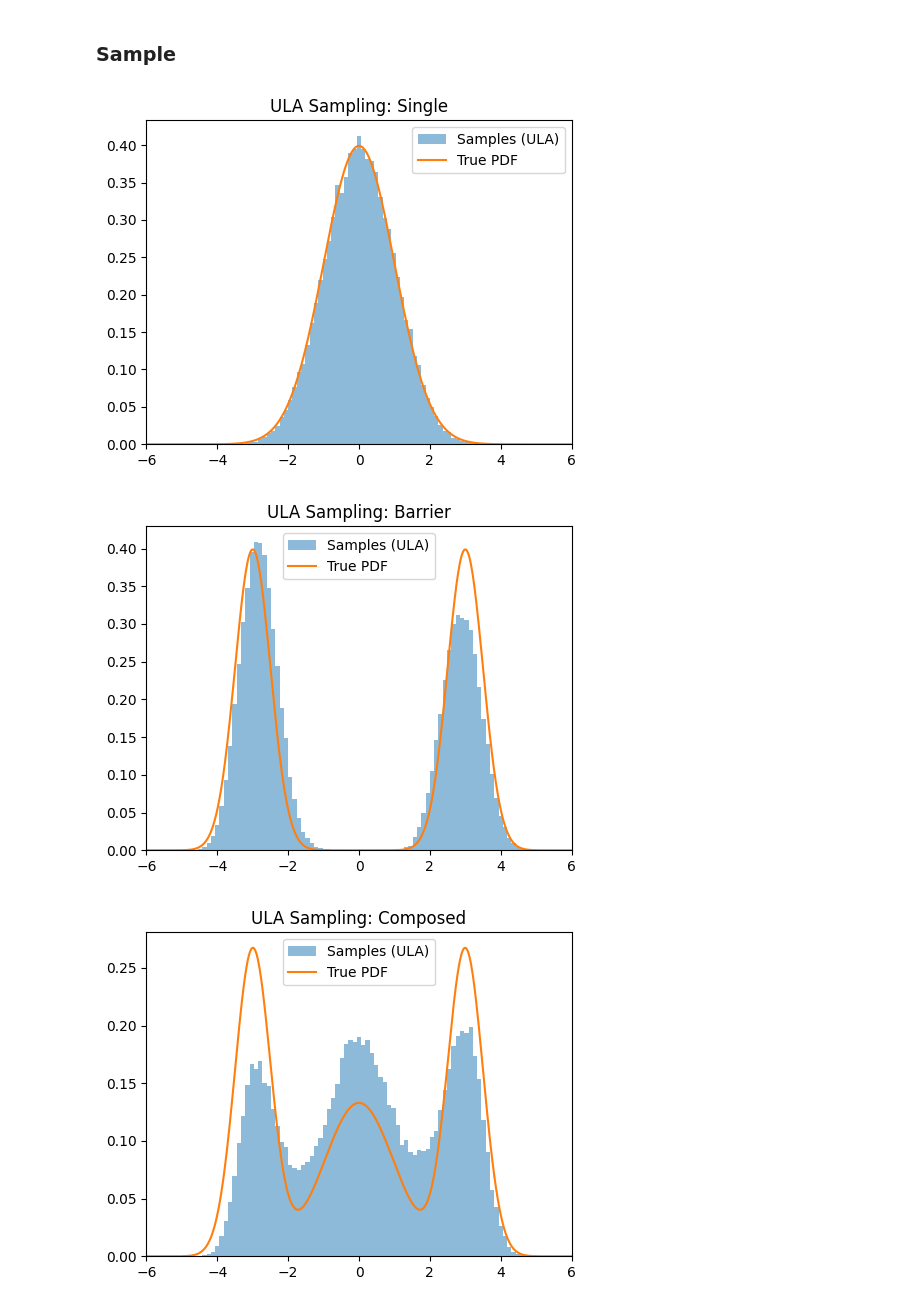
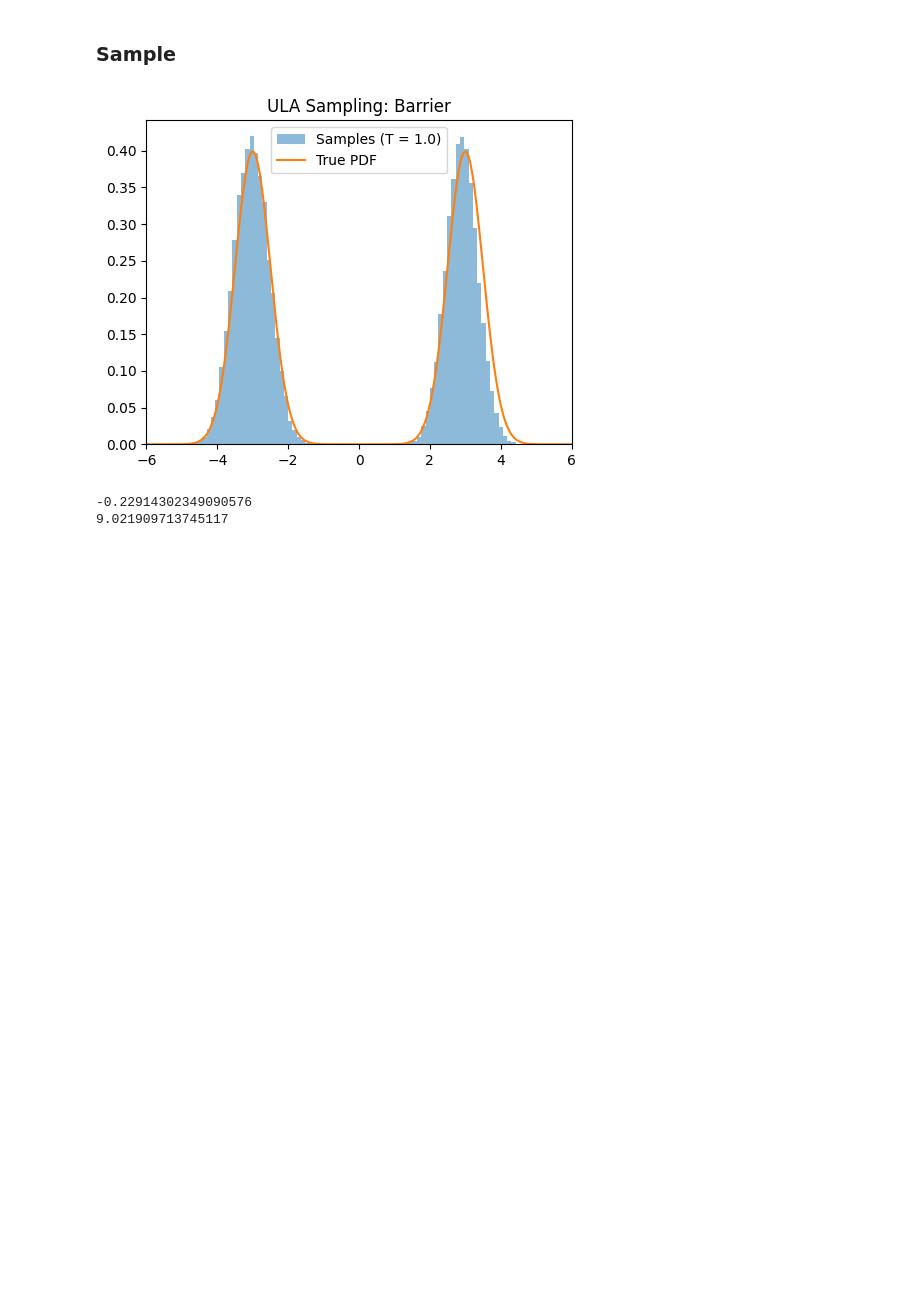
Before and after one commit to zoewus/parallel_tempering, a Jupyter notebook: tempered_energy.ipynb, the cells around one changed output. Cells and saved outputs as stored; diff of their text form; code cells hidden in the pictures; blank space fills up the shorter version.

```diff
--- a/tempered_energy.ipynb
+++ b/tempered_energy.ipynb
@@ -73,7 +73,7 @@ def cosine_beta_schedule(timesteps, s=0.008):
 
 betas = cosine_beta_schedule(n_diffusion_steps).to(device)
 alphas = 1.0 - betas
-alpha_bar = torch.cumprod(alphas, dim=0)  # alphā_t
+alpha_bars = torch.cumprod(alphas, dim=0)  # alphā_t
 
 ts_desc = torch.arange(n_diffusion_steps - 1, -1, -1, device=device)
 # %% [markdown]
@@ -373,19 +385,37 @@ def sampling(model, dataset_config, temperature, method, step_scale=1.0, n_lange
 			score_hat = compute_score(model, x, t_batch)
 			noise = torch.randn_like(x)
 
-			x = (x + (1 - alpha_t) * score_hat) / sqrt_alpha_t + sqrt_beta_t * noise
+			x = (x + beta_t * score_hat) / sqrt_alpha_t + sqrt_beta_t * noise
 
 		elif method in ["ULA", "MALA"]:
+
+			alpha_t = alphas[t]
+			beta_t = betas[t]
+			sqrt_alpha_t = torch.sqrt(alpha_t)
+			sqrt_beta_t = torch.sqrt(beta_t)
+			a_bar = alpha_bars[t]
+			step_size =  beta_t * torch.tensor(step_scale)
+
 			for _ in range(n_langevin_steps):
-				step_size = betas[t] * step_scale
 
 				score_hat = compute_score(model, x, t_batch)
 				noise = torch.randn_like(x)
 
-				x_hat = x + step_size * score_hat * tsr + noise * torch.sqrt(2.0 * step_size)
+				energy_gradient = energy_gradient_func(model, x, t_batch)
+				x_hat = x - step_size * energy_gradient + torch.sqrt(2.0 * step_size) * noise
+
+				# x_hat =  x + step_size * score_hat  + torch.sqrt(2.0 * step_size) * noise
 
 				if method == "MALA":
-					x = compute_correction(model, x, x_hat, t_batch, step_size)
+					x, a = compute_correction(model, x, x_hat, t_batch, step_size)
+
+						# Add this inside the ULA loop
+					if t in [900, 500, 100, 10] and _ == 0:
+						print(f"t={t}, beta={betas[t]:.6f}, step_size={step_size:.6f}, steps={n_langevin_steps:.1f}")
+						print(f"  accept magnitude: {a.abs().mean():.4f}")
+						print(f"  score magnitude: {score_hat.abs().mean():.4f}")
+						print(f"  noise magnitude: {noise.abs().mean():.4f}")
+						print(f"  update magnitude: {(step_size * score_hat).abs().mean():.4f}")
 				elif method == "ULA":
 					x = x_hat
 
@@ -424,7 +454,7 @@ def plot_samples(config, temperature, method, step_scale, n_langevin_steps=5, x_
     bins = np.linspace(-x_limit, x_limit, 100)
 
     plt.figure(figsize=(5, 4))
-    plt.hist(x_sampled.cpu().numpy(), bins=bins, density=True, alpha=0.5, label=f"Samples ({method})")
+    plt.hist(x_sampled.cpu().numpy(), bins=bins, density=True, alpha=0.5, label=f"Samples (T = {temperature:.1f})")
     plt.plot(x_axis, pdf, label="True PDF")
     plt.title(f"{method} Sampling: {name.capitalize()}")
     plt.xlim(-x_limit, x_limit)
@@ -437,11 +467,11 @@ def plot_samples(config, temperature, method, step_scale, n_langevin_steps=5, x_
 ### Train
 # %%
 DATASETS = {
-    'single': {'n_samples': 50_000, 'means': [0.0], 'stds': 1.0},
+    # 'single': {'n_samples': 50_000, 'means': [0.0], 'stds': 1.0},
     'barrier': {'n_samples': 50_000, 'means': [-3.0, 3.0], 'stds': 0.5},
     'composed': {'n_samples': 100_000, 'means': [-3.0, 0.0, 3.0], 'stds': [0.5, 1.0, 0.5]}
 }
 
 # Usage
-for config in DATASETS.items():
-    model = train_model(config)
+# for config in DATASETS.items():
+#     model = train_model(config)
@@ -461,9 +478,14 @@ Trained model saved to model_checkpoints/composed_1.0.pt
 # %% [markdown]
 ### Sample
 # %%
-for config in DATASETS.items():
-	_ = plot_samples(config=config, temperature=1.0, method="ULA", step_scale=0.6, n_langevin_steps = 5)
+for method in ["DDPM"]:
+	for config in DATASETS.items():
+		for n_steps in [10]:
+			for scale in [0.2]:
+				samples = plot_samples(config=config, temperature=1.0, method=method, step_scale=scale, n_langevin_steps = n_steps)
+				print(samples.mean().item())
+				print(samples.var().item())
 # %% [output]
-[figure, old version]
+[figure, new version]
-[figure, removed]
-[figure, removed]
+-0.22914302349090576
+9.021909713745117
```
Also changed, not shown: parts of 4 cells of this notebook, 2 other files.
